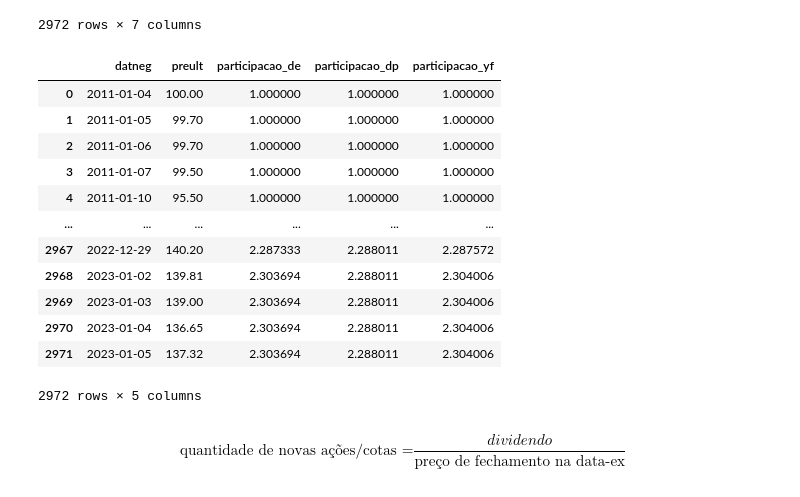
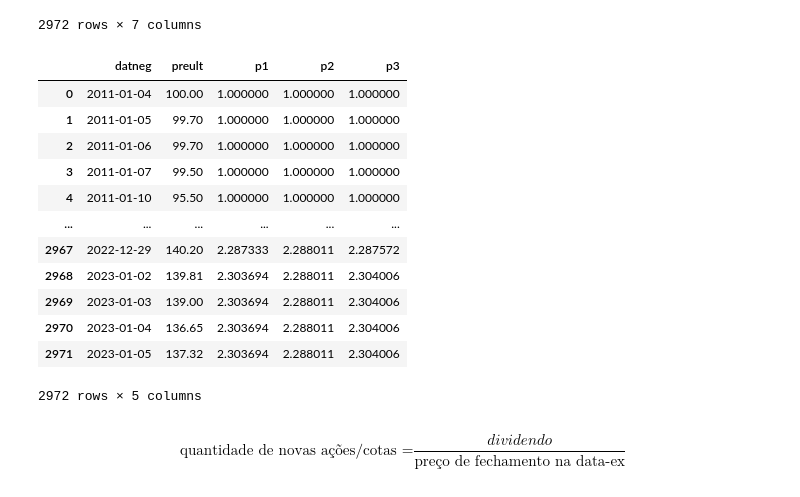
Before and after one commit to crdcj/medium, a Jupyter notebook: KRNI/krni_tr.ipynb, the cells around one changed output. Drawn from its saved outputs; the diff is of its cells as text; code cells hidden in the pictures.

```diff
--- a/KRNI/krni_tr.ipynb
+++ b/KRNI/krni_tr.ipynb
@@ -327,14 +327,14 @@ tr
 2972 rows × 7 columns
 # %%
 # Calcular o produtório dos fatores de reinvestimento
-tr["participacao_de"] = tr["fr_de"].cumprod()
-tr["participacao_dp"] = tr["fr_dc"].cumprod()
-tr["participacao_yf"] = tr["fr_yf"].cumprod()
+tr["p1"] = tr["fr_de"].cumprod()
+tr["p2"] = tr["fr_dc"].cumprod()
+tr["p3"] = tr["fr_yf"].cumprod()
 # As colunas "fr_de", "fr_dc" e "fr_yf" não serão mais usadas -> remover
 tr.drop(columns=["fr_de", "fr_dc", "fr_yf","div_data_ex", "div_data_pag"], inplace=True)
 tr
 # %% [output]
-|  | datneg | preult | participacao_de | participacao_dp | participacao_yf |
+|  | datneg | preult | p1 | p2 | p3 |
 | 0 | 2011-01-04 | 100.00 | 1.000000 | 1.000000 | 1.000000 |
 | 1 | 2011-01-05 | 99.70 | 1.000000 | 1.000000 | 1.000000 |
 | 2 | 2011-01-06 | 99.70 | 1.000000 | 1.000000 | 1.000000 |
```
Also changed, not shown: parts of 1 cell of this notebook.
